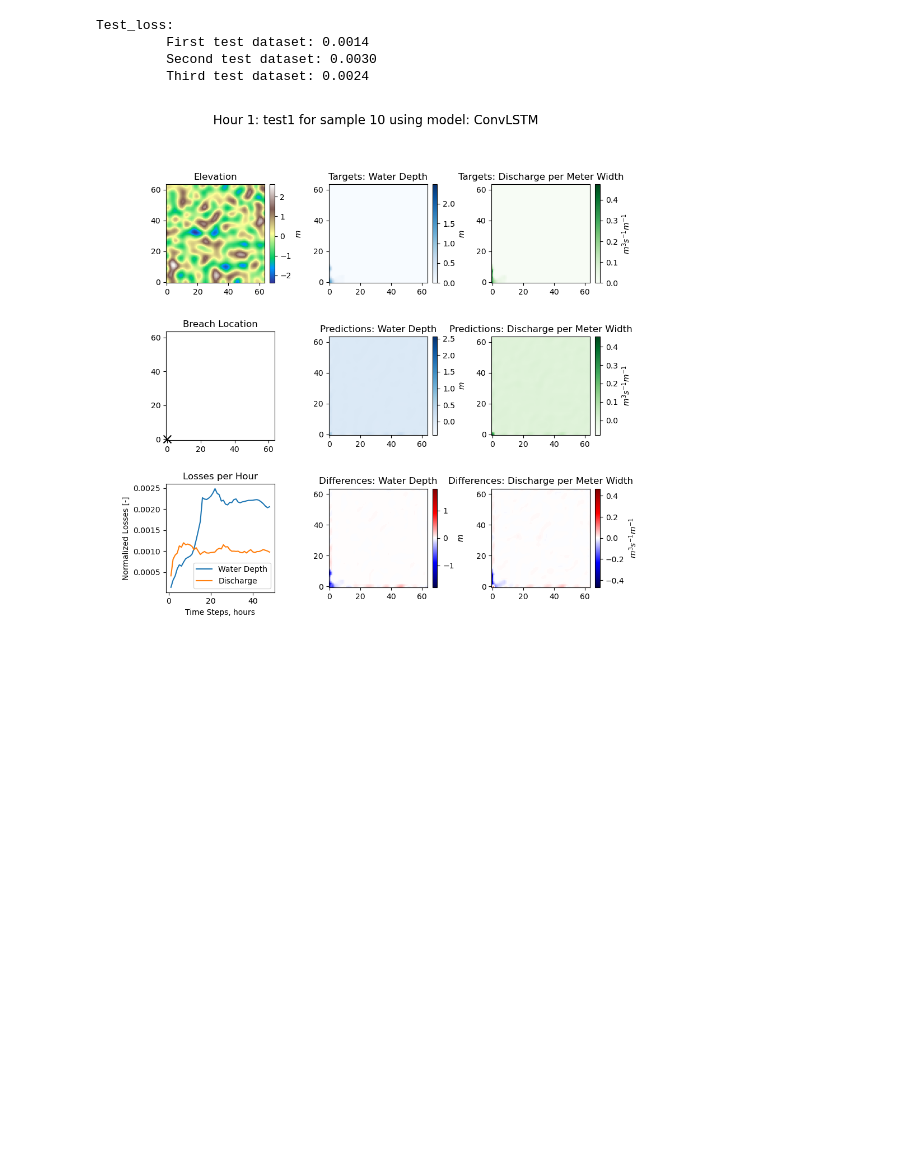
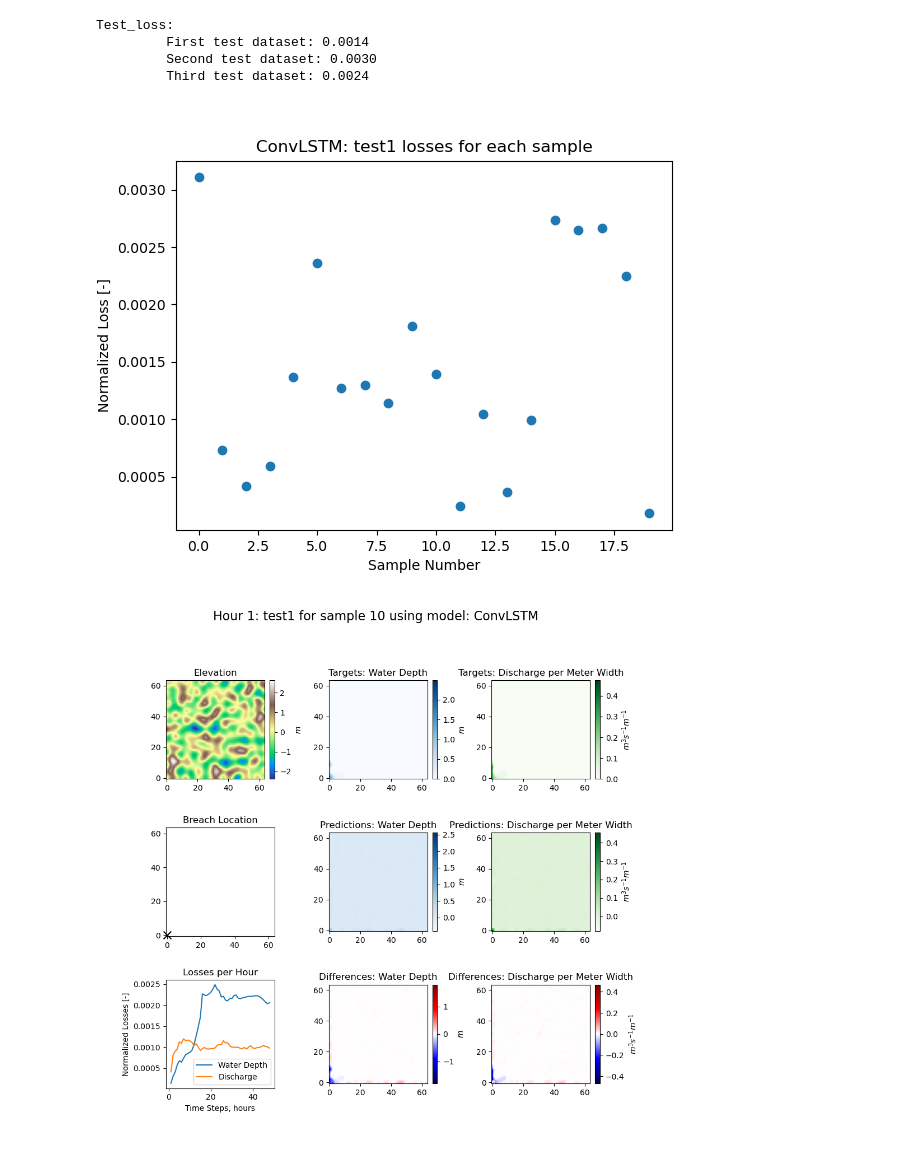
Before and after one commit to antoniomagherini99/FLOOD_group2, a Jupyter notebook: notebooks/Trained_conv_lstm.ipynb, the cells around one changed output. Saved outputs shown, nothing was run; the diff lists cells and outputs as text; code cells hidden in the pictures; blank space fills up the shorter version.

Commit message:
Added a function that shows the test loss per sample for each dataset in plots.py

```diff
--- a/notebooks/Trained_conv_lstm.ipynb
+++ b/notebooks/Trained_conv_lstm.ipynb
@@ -147,6 +148,10 @@ Test_loss:
          First test dataset: 0.0014
          Second test dataset: 0.0030
          Third test dataset: 0.0024
+# %%
+plot_test_loss(norm_test1, model, 'test1', device)
+# %% [output]
+[figure, added]
 # %%
 plot_animation(10, norm_test1, model, test1,  scaler_x, scaler_wd, scaler_q, device = device, save = True)
 # %% [output]
```
Also changed, not shown: parts of 1 cell of this notebook, 1 other file.
